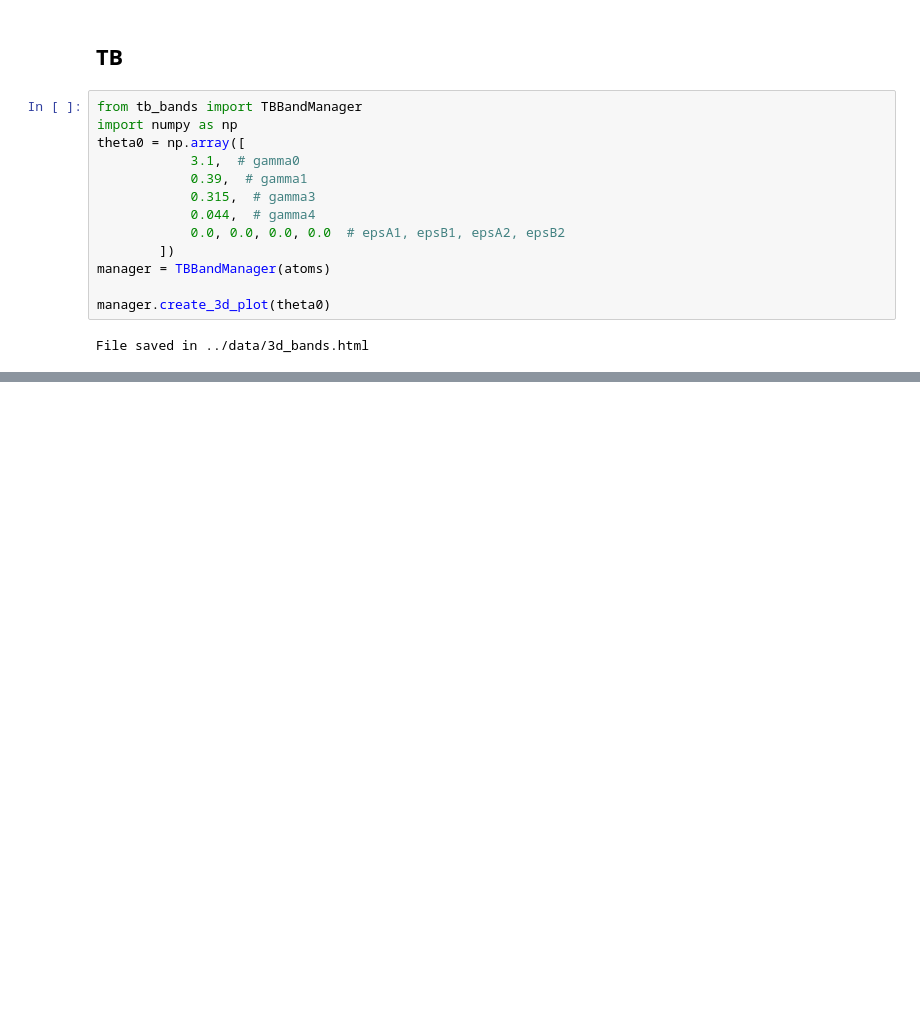
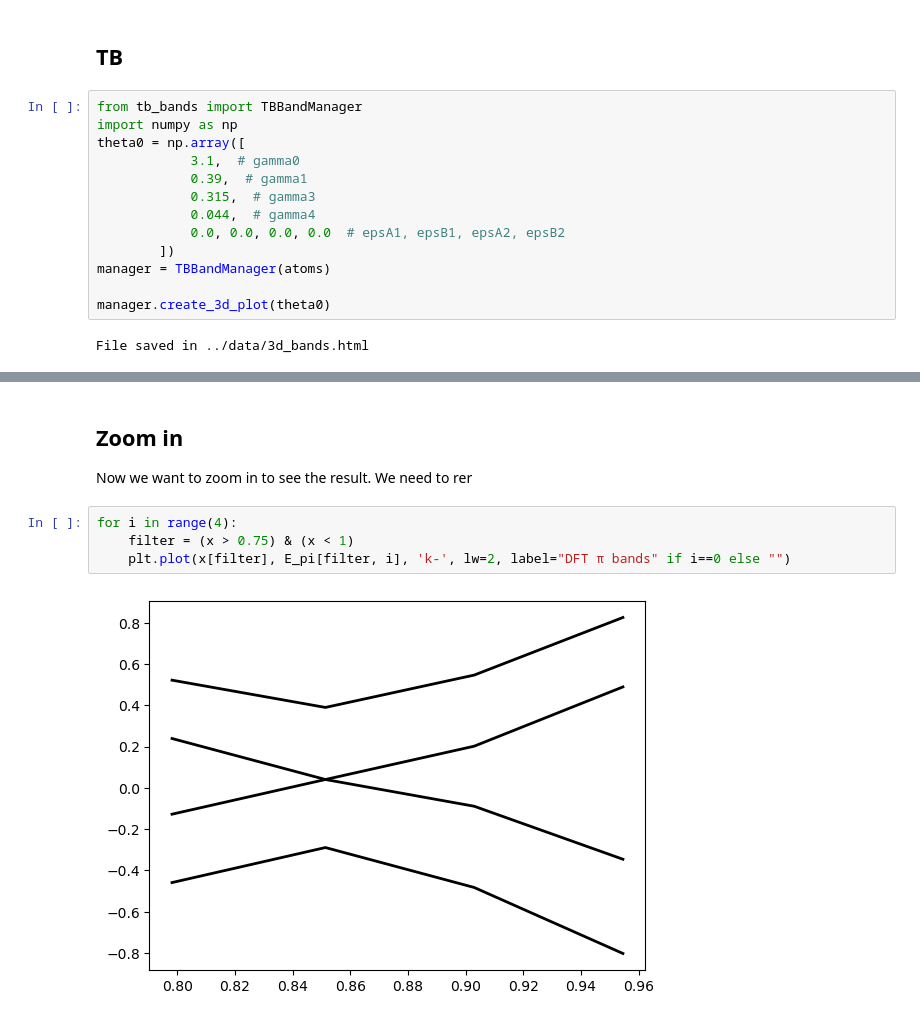
Before and after one commit to NexganGH/DFT_QMB, a Jupyter notebook: 2_graphene_bilayers/scripts/tight_binding/scripts/full_workflow.ipynb, the cells around one changed output, grey strips where cells are left out. Drawn from its saved outputs; the diff is of its cells as text; blank space fills up the shorter version.

Commit message:
Added zoom on k point to see parabolic curve.

```diff
--- a/2_graphene_bilayers/scripts/tight_binding/scripts/full_workflow.ipynb
+++ b/2_graphene_bilayers/scripts/tight_binding/scripts/full_workflow.ipynb
@@ -151,0 +154,9 @@ plt.show()
+# %% [markdown]
+## Zoom in
+Now we want to zoom in to see the result. We need to rer
+# %%
+for i in range(4):
+    filter = (x > 0.75) & (x < 1)
+    plt.plot(x[filter], E_pi[filter, i], 'k-', lw=2, label="DFT π bands" if i==0 else "")
+# %% [output]
+[figure, added]
```
Also changed, not shown: parts of 13 cells of this notebook, 6 other files.
